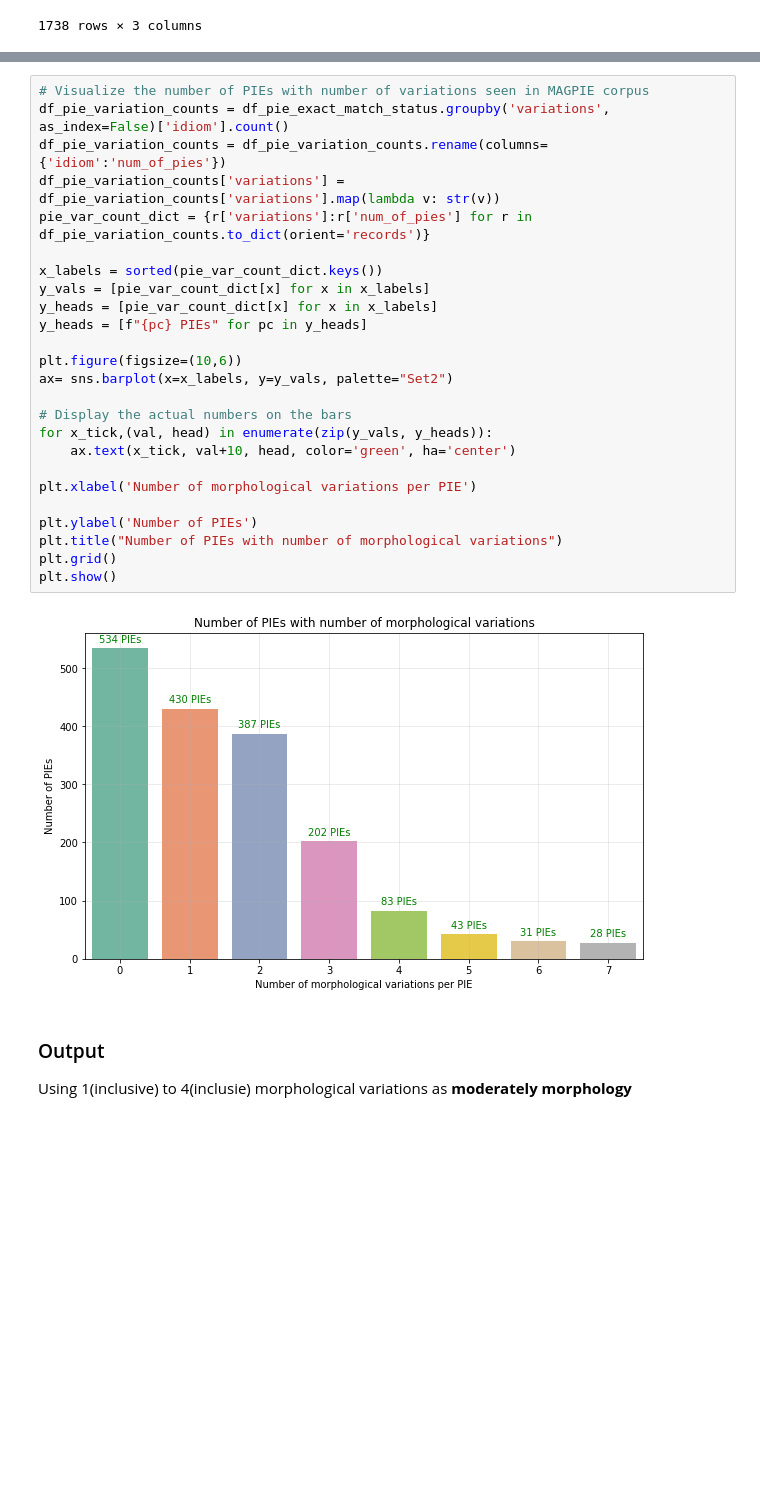
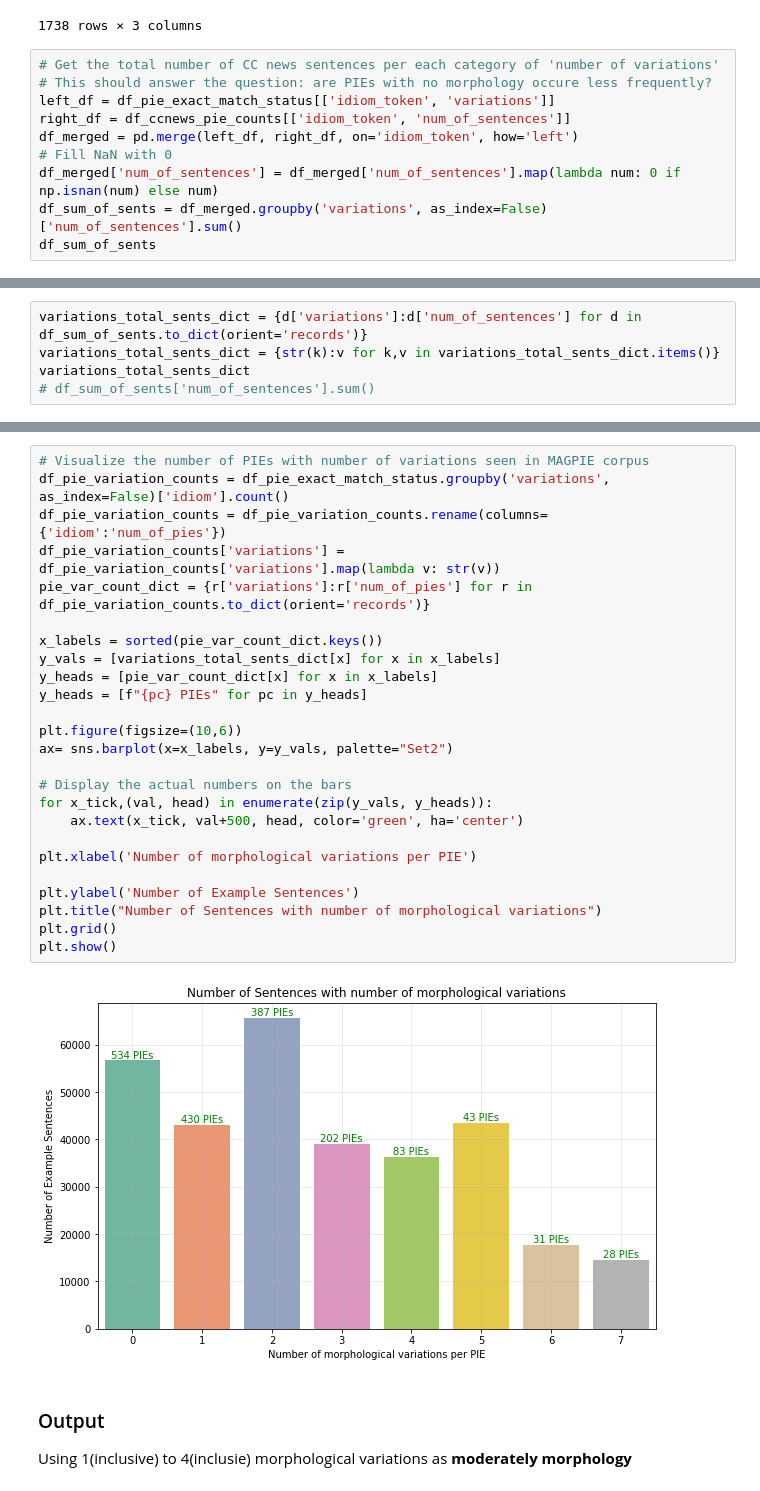
Before and after one commit to DarshanAdiga/idiom-principle-on-magpie-corpus, a Jupyter notebook: exp_helpers/PIE_segregation_util.ipynb, the cells around one changed output, grey strips where cells are left out. Cells and saved outputs as stored; diff of their text form; blank space fills up the shorter version.

Commit message:
Final visualization & error analysis related code changes

```diff
--- a/exp_helpers/PIE_segregation_util.ipynb
+++ b/exp_helpers/PIE_segregation_util.ipynb
@@ -581,3 +581,13 @@ df_pie_exact_match_status
 | 1736 | keep your nose clean | IDkeepyournosecleanID | 0 |
 | 1737 | ring off the hook | IDringoffthehookID | 1 |
 1738 rows × 3 columns
+# %%
+# Get the total number of CC news sentences per each category of 'number of variations'
+# This should answer the question: are PIEs with no morphology occure less frequently?
+left_df = df_pie_exact_match_status[['idiom_token', 'variations']]
+right_df = df_ccnews_pie_counts[['idiom_token', 'num_of_sentences']]
+df_merged = pd.merge(left_df, right_df, on='idiom_token', how='left')
+# Fill NaN with 0
+df_merged['num_of_sentences'] = df_merged['num_of_sentences'].map(lambda num: 0 if np.isnan(num) else num)
+df_sum_of_sents = df_merged.groupby('variations', as_index=False)['num_of_sentences'].sum()
+df_sum_of_sents
@@ -583,0 +604,5 @@ df_pie_exact_match_status
+# %%
+variations_total_sents_dict = {d['variations']:d['num_of_sentences'] for d in df_sum_of_sents.to_dict(orient='records')}
+variations_total_sents_dict = {str(k):v for k,v in variations_total_sents_dict.items()}
+variations_total_sents_dict
+# df_sum_of_sents['num_of_sentences'].sum()
@@ -584,30 +618,30 @@ df_pie_exact_match_status
 # %%
 # Visualize the number of PIEs with number of variations seen in MAGPIE corpus
 df_pie_variation_counts = df_pie_exact_match_status.groupby('variations', as_index=False)['idiom'].count()
 df_pie_variation_counts = df_pie_variation_counts.rename(columns={'idiom':'num_of_pies'})
 df_pie_variation_counts['variations'] = df_pie_variation_counts['variations'].map(lambda v: str(v))
 pie_var_count_dict = {r['variations']:r['num_of_pies'] for r in df_pie_variation_counts.to_dict(orient='records')}
 
 x_labels = sorted(pie_var_count_dict.keys())
-y_vals = [pie_var_count_dict[x] for x in x_labels]
+y_vals = [variations_total_sents_dict[x] for x in x_labels]
 y_heads = [pie_var_count_dict[x] for x in x_labels]
 y_heads = [f"{pc} PIEs" for pc in y_heads]
 
 plt.figure(figsize=(10,6))
 ax= sns.barplot(x=x_labels, y=y_vals, palette="Set2")
 
 # Display the actual numbers on the bars
 for x_tick,(val, head) in enumerate(zip(y_vals, y_heads)):
-    ax.text(x_tick, val+10, head, color='green', ha='center')
+    ax.text(x_tick, val+500, head, color='green', ha='center')
 
 plt.xlabel('Number of morphological variations per PIE')
 
-plt.ylabel('Number of PIEs')
-plt.title("Number of PIEs with number of morphological variations")
+plt.ylabel('Number of Example Sentences')
+plt.title("Number of Sentences with number of morphological variations")
 plt.grid()
 plt.show()
 # %% [output]
-[figure, old version]
+[figure, new version]
 # %% [markdown]
 ### Output
 
```
Also changed, not shown: parts of 6 cells of this notebook, 11 other files.
